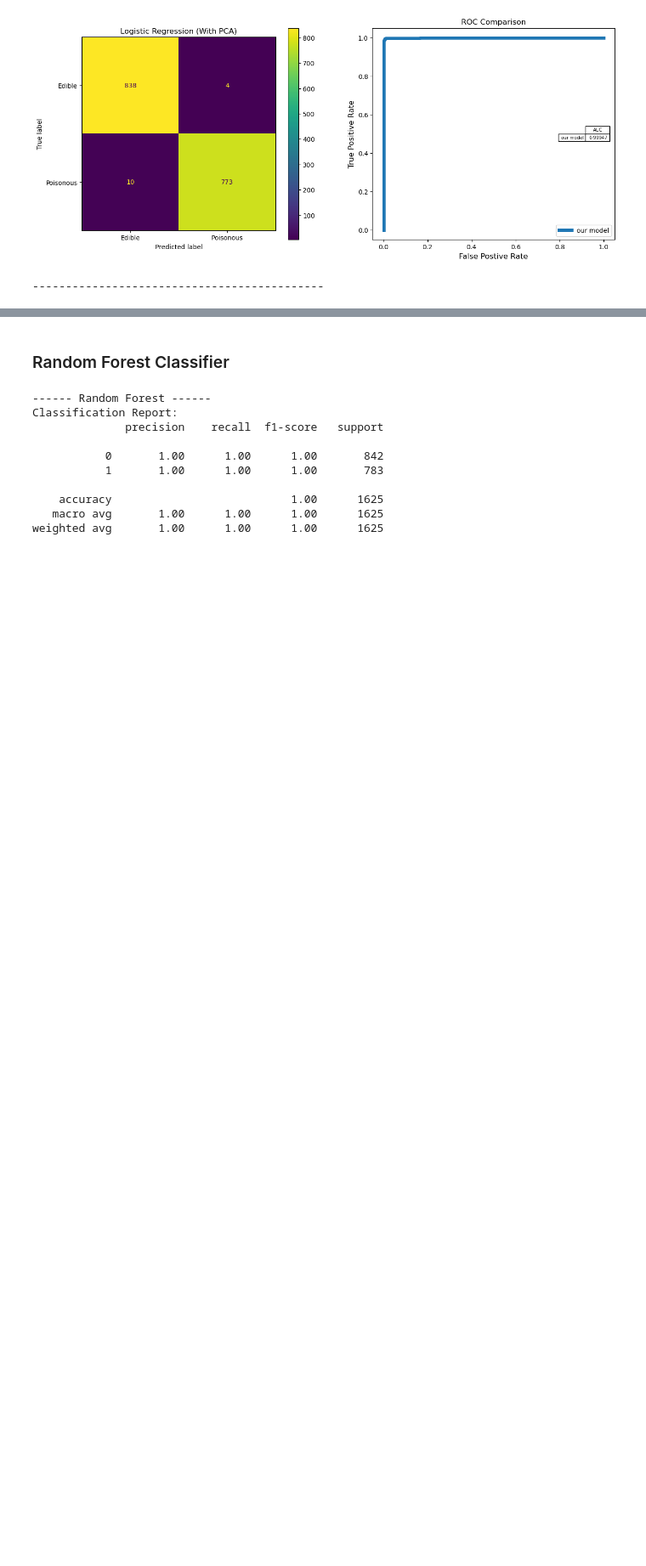
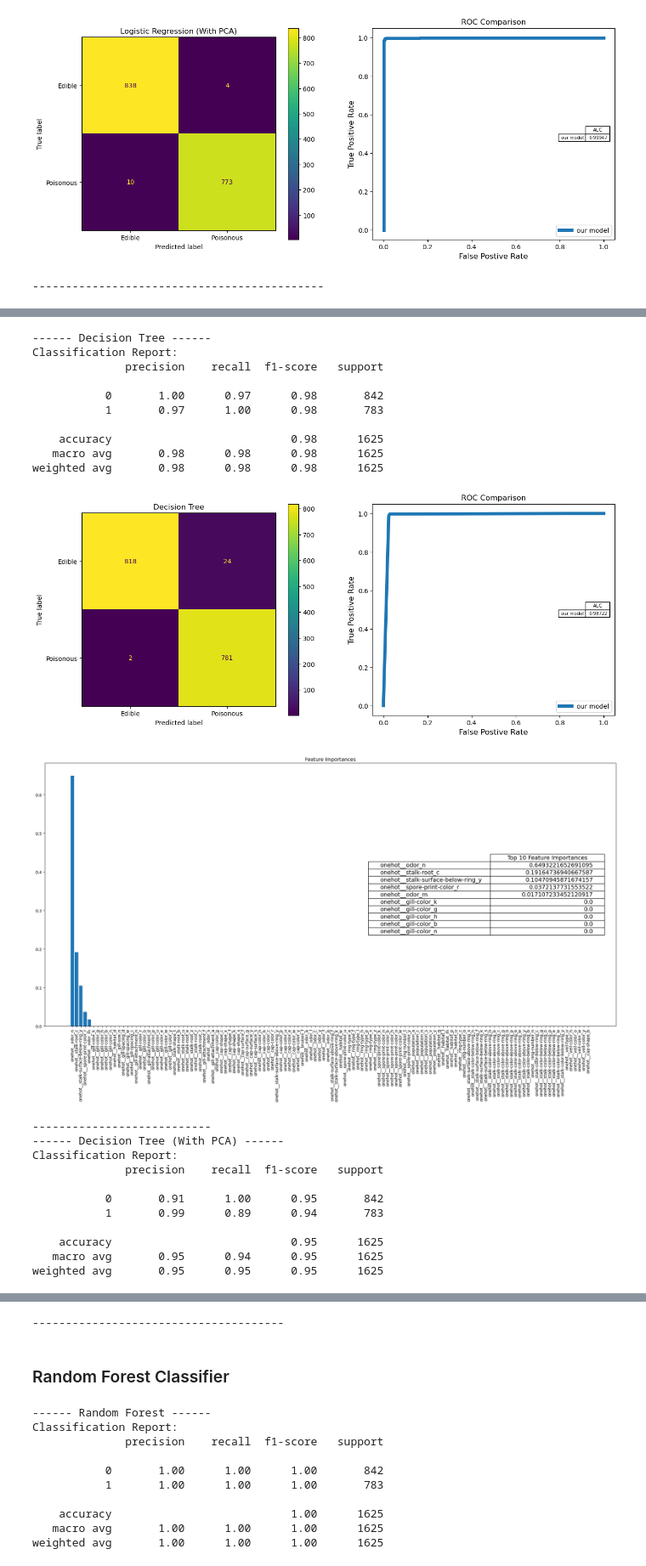
Before and after one commit to Tietgen-ITU/applied-artificial-intelligence, a Jupyter notebook: exam/assignment-01/First_assignment_dataset_3.ipynb, the cells around one changed output, grey strips where cells are left out. Shown at 85% size. Cells and saved outputs as stored; diff of their text form; code cells hidden in the pictures; blank space fills up the shorter version.

Commit message:
Add decision tree classifier

```diff
--- a/exam/assignment-01/First_assignment_dataset_3.ipynb
+++ b/exam/assignment-01/First_assignment_dataset_3.ipynb
@@ -456,0 +461,10 @@ Pipeline(steps=[('preprocess',
+# %%
+decision_tree_pipeline = Pipeline([
+    ("preprocess", clone(preprocessor)),
+    ('classifier', DecisionTreeClassifier(random_state=42, max_depth=5, min_samples_split=10, min_samples_leaf=5))
+])
+
+scores = cross_validate(clone(decision_tree_pipeline), X_train, y_train.values.ravel(), cv=5, return_train_score=True, scoring='roc_auc')
+print(f"Random Forest Cross-Validation Scores: {scores}")
+
+decision_tree_pipeline.fit(X_train, y_train.values.ravel())
@@ -456,0 +493,11 @@ Pipeline(steps=[('preprocess',
+# %%
+decision_tree_pca_pipeline = Pipeline([
+    ("preprocess", clone(preprocessor)),
+    ('pca', PCA(n_components=num_components)),
+    ('classifier', DecisionTreeClassifier(random_state=42, max_depth=5, min_samples_split=10, min_samples_leaf=5))
+])
+
+scores = cross_validate(clone(decision_tree_pca_pipeline), X_train, y_train.values.ravel(), cv=5, return_train_score=True, scoring='roc_auc')
+print(f"Decision Tree (With PCA) Cross-Validation Scores: {scores}")
+
+decision_tree_pca_pipeline.fit(X_train, y_train.values.ravel())
@@ -639,0 +708,27 @@ weighted avg       0.99      0.99      0.99      1625
+# %%
+evaluate_classifier(decision_tree_pipeline, X_test, y_test, title="Decision Tree")
+evaluate_classifier(decision_tree_pca_pipeline, X_test, y_test, title="Decision Tree (With PCA)")
+# %% [output]
+------ Decision Tree ------
+Classification Report:
+              precision    recall  f1-score   support
+
+           0       1.00      0.97      0.98       842
+           1       0.97      1.00      0.98       783
+
+    accuracy                           0.98      1625
+   macro avg       0.98      0.98      0.98      1625
+weighted avg       0.98      0.98      0.98      1625
+[figure, added]
+[figure, added]
+---------------------------
+------ Decision Tree (With PCA) ------
+Classification Report:
+              precision    recall  f1-score   support
+
+           0       0.91      1.00      0.95       842
+           1       0.99      0.89      0.94       783
+
+    accuracy                           0.95      1625
+   macro avg       0.95      0.94      0.95      1625
+weighted avg       0.95      0.95      0.95      1625
@@ -640,3 +737,4 @@ weighted avg       0.99      0.99      0.99      1625
+--------------------------------------
 # %% [markdown]
 ### Random Forest Classifier
 # %%
```
Also changed, not shown: parts of 13 cells of this notebook.
